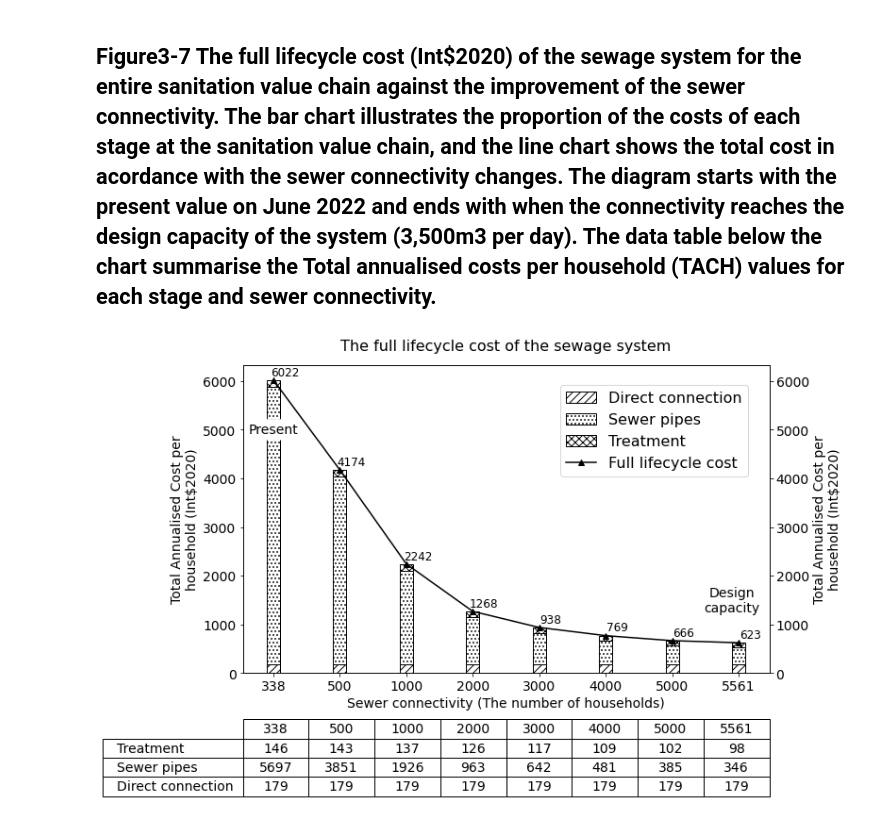
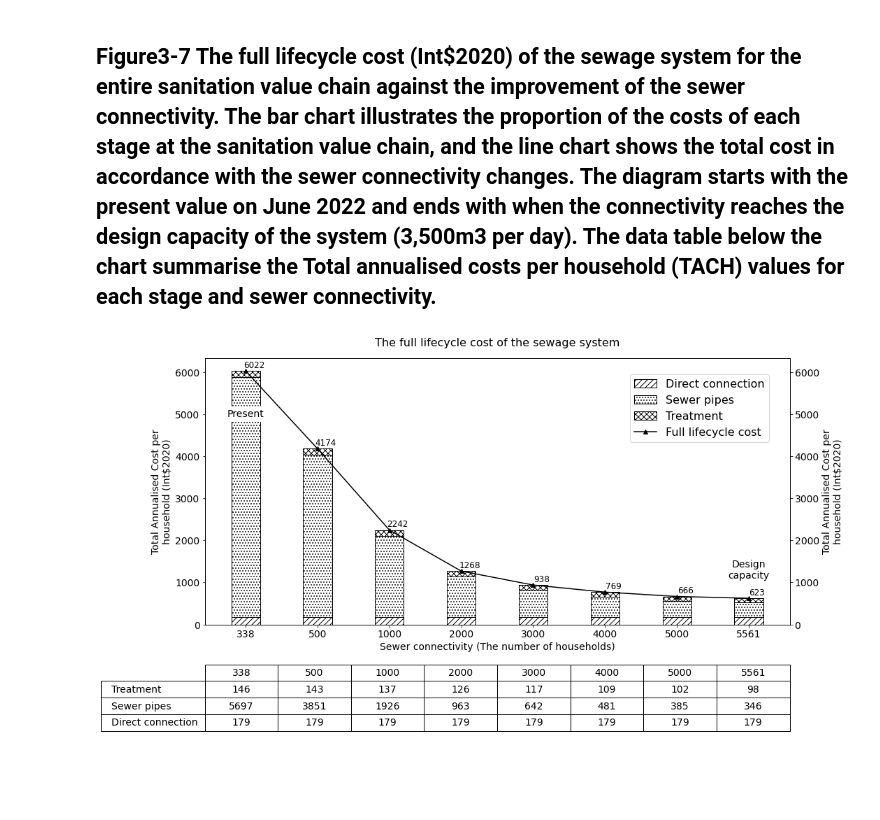
Before and after one commit to JinIgarashi/cactus-narok-figures, a Jupyter notebook: Figure3-7 Full lifecycle cost of sewage.ipynb, the cells around one changed output. Drawn from its saved outputs; the diff is of its cells as text; code cells hidden in the pictures; blank space fills up the shorter version.

Commit message:
added figure3-7

```diff
--- a/Figure3-7 Full lifecycle cost of sewage.ipynb
+++ b/Figure3-7 Full lifecycle cost of sewage.ipynb
@@ -1,5 +1,5 @@
 # %% [markdown]
-## Figure3-7 The full lifecycle cost  (Int$2020) of the sewage system for the entire sanitation value chain against the improvement of the sewer connectivity. The bar chart illustrates the proportion of the costs of each stage at the sanitation value chain, and the line chart shows the total cost in acordance with the sewer connectivity changes. The diagram starts with the present value on June 2022 and ends with when the connectivity reaches the design capacity of the system (3,500m3 per day). The data table below the chart summarise the Total annualised costs per household (TACH) values for each stage and sewer connectivity.
+## Figure3-7 The full lifecycle cost  (Int$2020) of the sewage system for the entire sanitation value chain against the improvement of the sewer connectivity. The bar chart illustrates the proportion of the costs of each stage at the sanitation value chain, and the line chart shows the total cost in accordance with the sewer connectivity changes. The diagram starts with the present value on June 2022 and ends with when the connectivity reaches the design capacity of the system (3,500m3 per day). The data table below the chart summarise the Total annualised costs per household (TACH) values for each stage and sewer connectivity.
 # %%
 import pandas as pd
 import matplotlib.pyplot as plt
@@ -39,7 +39,7 @@ df['Sewer connectivity'] = df['Sewer connectivity'].astype(str)
 
 # print(df)
 
-fig, ax1 = plt.subplots(figsize=[10,6])
+fig, ax1 = plt.subplots(figsize=[15,7])
 
 bottom = None
 hatches = ['///', '...', 'xxx']
@@ -47,7 +47,7 @@ for i, column in enumerate(df.columns[1:]):
     bar = ax1.bar(
         df.iloc[:, 0],
         df[column],
-        width = 0.2,
+        width = 0.4,
         color='w',
         edgecolor='k',
         bottom=bottom,
@@ -78,32 +78,32 @@ table = ax1.table(
 
 table.auto_set_font_size(False)
 table.set_fontsize(14)
 
 ax2 = ax1.twinx()
 sum = df.sum(axis=1, numeric_only=True)
 line = ax2.plot(df.index, sum, color='k', marker='^', label='Full lifecycle cost')
 
 ax2.set_ylabel('Total Annualised Cost per\nhousehold (Int$2020)', fontsize=14)
 
 for x, y in zip(df.index, sum):
     ax2.annotate("{:.0f}".format(y), xy=(x, y), xytext=(12, 5), textcoords="offset points", ha='center', fontsize=12)
 
 # y軸の範囲を揃える
 ax.set_ylim([0, sum.max()])
 ax2.set_ylim([0, sum.max() * 1.05])
 
 # ax1とax2の共通凡例を作成する
 lines, labels = ax1.get_legend_handles_labels()
 lines2, labels2 = ax2.get_legend_handles_labels()
 handles = lines + lines2
 labels = labels + labels2
 fig.legend(handles, labels, bbox_to_anchor=(0.88, 0.85), fontsize=16)
 
 ax1.text(0, 5000, 'Present', fontsize=14, ha='center', va='center', bbox=dict(facecolor='white', edgecolor='none', alpha=1, boxstyle='round'))
 
-ax1.text(6.9, 1500, 'Design\ncapacity', fontsize=14, ha='center', va='center', bbox=dict(facecolor='white', edgecolor='none', alpha=1, boxstyle='round'))
+ax1.text(7, 1300, 'Design\ncapacity', fontsize=14, ha='center', va='center', bbox=dict(facecolor='white', edgecolor='none', alpha=1, boxstyle='round'))
 
 plt.savefig(file_path, format="png", dpi=dpi, transparent=True, bbox_inches='tight')
 plt.show()
 # %% [output]
-[figure, old version]
+[figure, new version]
```
Also changed, not shown: 1 other file.
